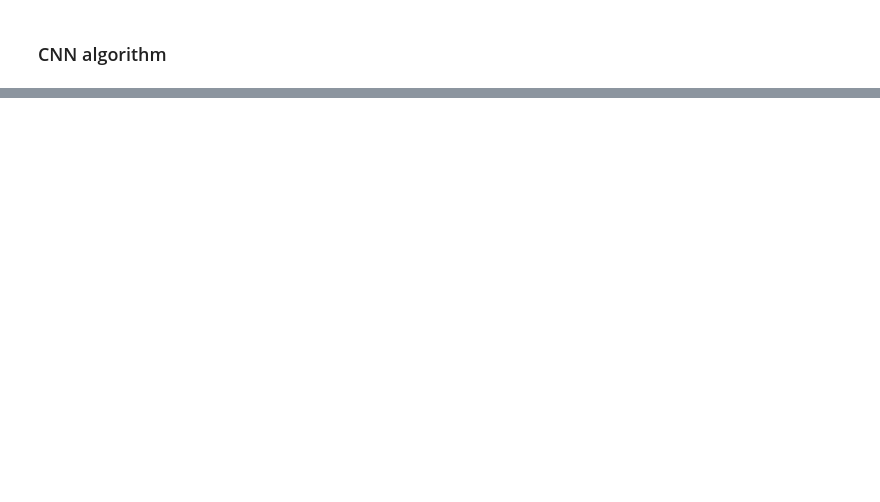
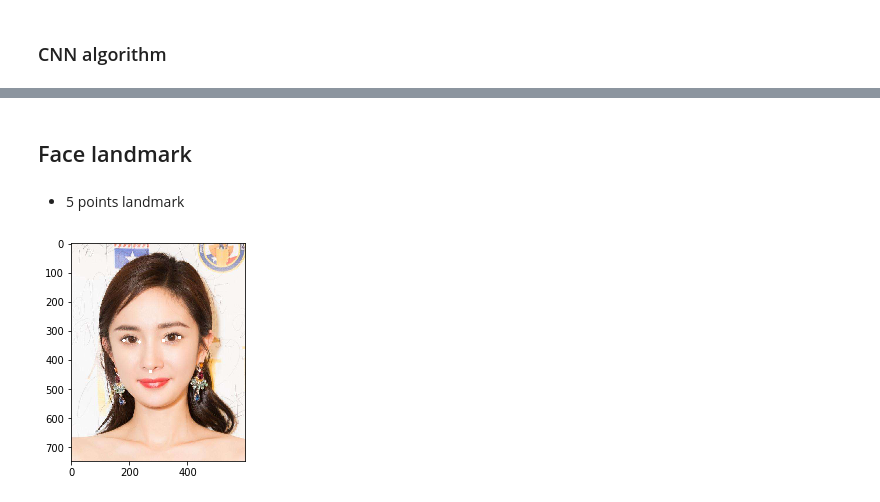
Before and after one commit to alvin-qh/study-ai, a Jupyter notebook: python/dlib/dlib.ipynb, the cells around one changed output, grey strips where cells are left out. Saved outputs shown, nothing was run; the diff lists cells and outputs as text; code cells hidden in the pictures; blank space fills up the shorter version.

Commit message:
dlib demo

```diff
--- a/python/dlib/dlib.ipynb
+++ b/python/dlib/dlib.ipynb
@@ -192,0 +199,23 @@ plt.show()
+# %% [markdown]
+## Face landmark
+# %% [markdown]
+- 5 points landmark
+# %%
+if 'pose_predictor_5_point' not in locals():
+    model_file = download_model(shape_predictor_5_face_landmarks)
+    pose_predictor_5_point = dlib.shape_predictor(model_file)
+
+raw_landmarks = [pose_predictor_5_point(detect_im, b) for b in boxes]
+landmarks = [[(p.x, p.y) for p in landmark.parts()] for landmark in raw_landmarks]
+
+img = Image.fromarray(detect_im)
+draw = ImageDraw.Draw(img)
+
+for points in landmarks:
+    for p in points:
+        draw.ellipse((p[0] - 5, p[1] - 5, p[0] + 5, p[1] + 5), fill='#fff')
+
+plt.imshow(img)
+plt.show()
+# %% [output]
+[figure, added]
```
Also changed, not shown: parts of 17 cells of this notebook, 1 other file.
